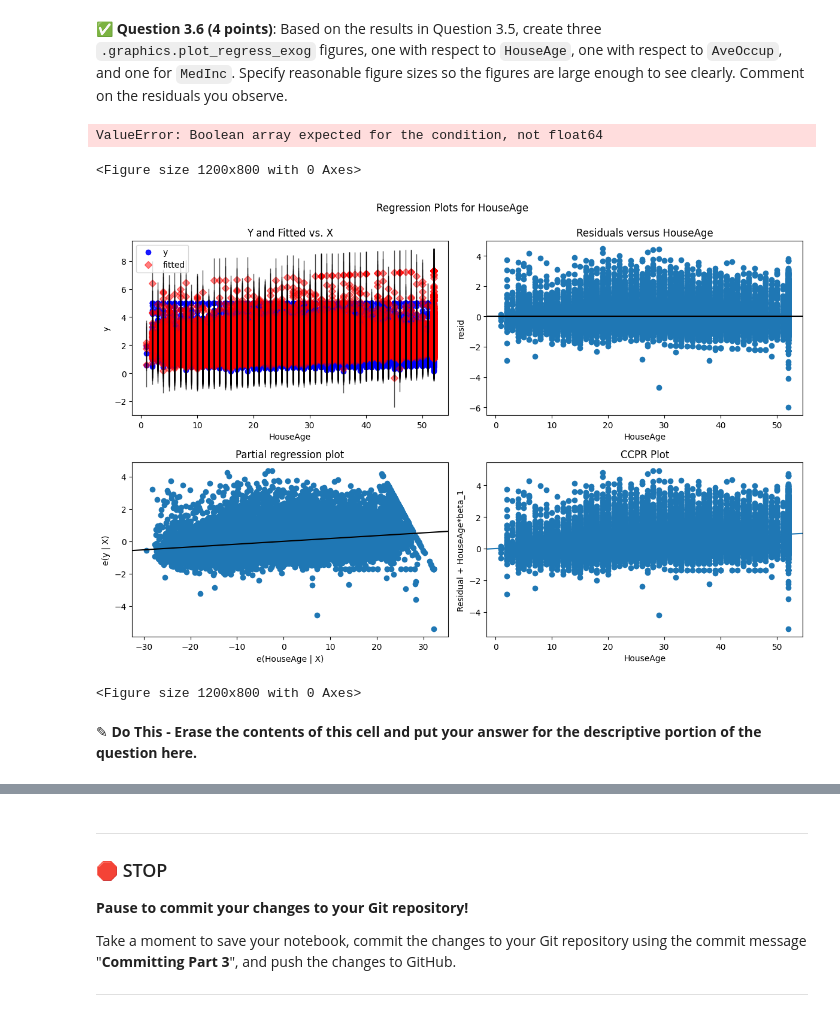
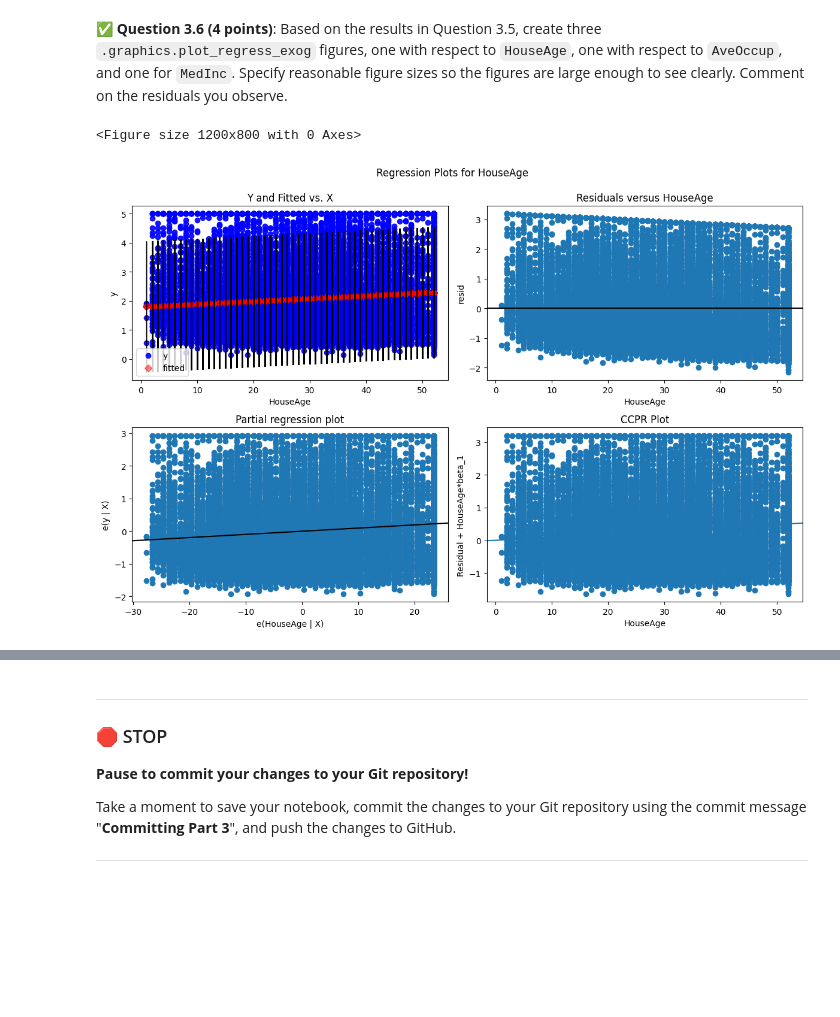
Before and after one commit to brytran/CMSE202-f23-turnin, a Jupyter notebook: final/CMSE202-Final-Section3-STUDENT.ipynb, the cells around one changed output, grey strips where cells are left out. Saved outputs shown, nothing was run; the diff lists cells and outputs as text; code cells hidden in the pictures; blank space fills up the shorter version.

```diff
--- a/final/CMSE202-Final-Section3-STUDENT.ipynb
+++ b/final/CMSE202-Final-Section3-STUDENT.ipynb
@@ -369,19 +355,8 @@ Notes:
 &#9989;  **Question 3.6 (4 points)**: Based on the results in Question 3.5, create three `.graphics.plot_regress_exog` figures, one with respect to `HouseAge`, one with respect to `AveOccup`, and one for `MedInc`. Specify reasonable figure sizes so the figures are large enough to see clearly. Comment on the residuals you observe.
 # %%
 ### Put your code for Question 3.6 here
-x = ["HouseAge", "AveOccup", "MedInc"]
-
-for v in x:
-    housing_data = pd.DataFrame(data, columns = data_column_names)
-    plt.figure(figsize=(12, 8))
-    x = sm.add_constant(housing_data[x])
-    y = prediction_target
-    model = sm.OLS(y, x).fit()
-    fig_2022 = sm.graphics.plot_regress_exog(model, v, fig=plt.figure(figsize=(12,8)))
+plt.figure(figsize=(12, 8))
+fig_2022 = sm.graphics.plot_regress_exog(model, "HouseAge", fig=plt.figure(figsize=(12,8)))
 # %% [output]
-ValueError: Boolean array expected for the condition, not float64
+<Figure size 1200x800 with 0 Axes>
-<Figure size 1200x800 with 0 Axes>
-[figure, old version]
+[figure, new version]
-<Figure size 1200x800 with 0 Axes>
-# %% [markdown]
-<font size=+3>&#9998;</font> **Do This - Erase the contents of this cell and put your answer for the descriptive portion of the question here.**
```
Also changed, not shown: parts of 4 cells of this notebook.
